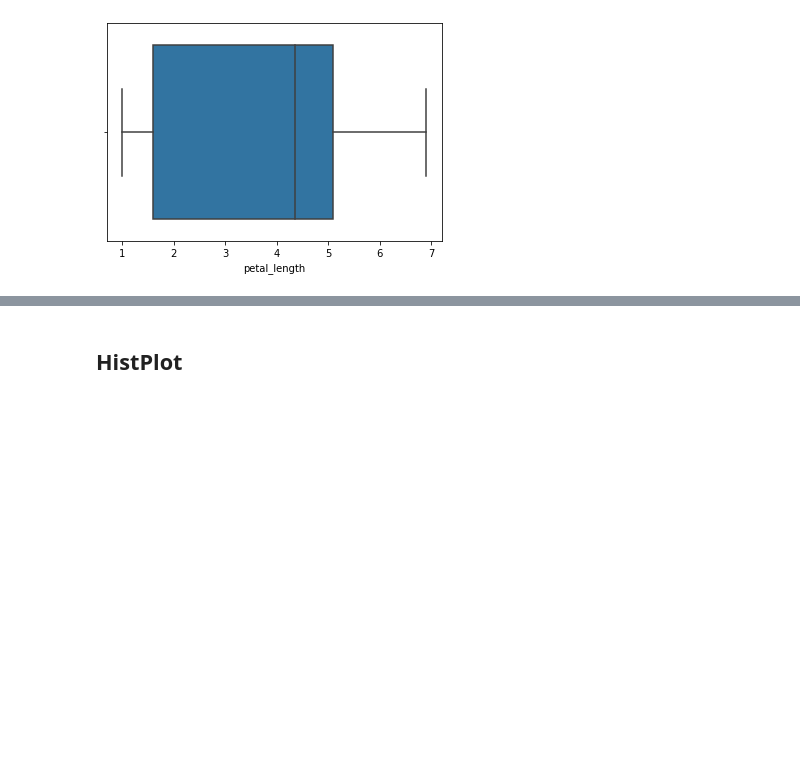
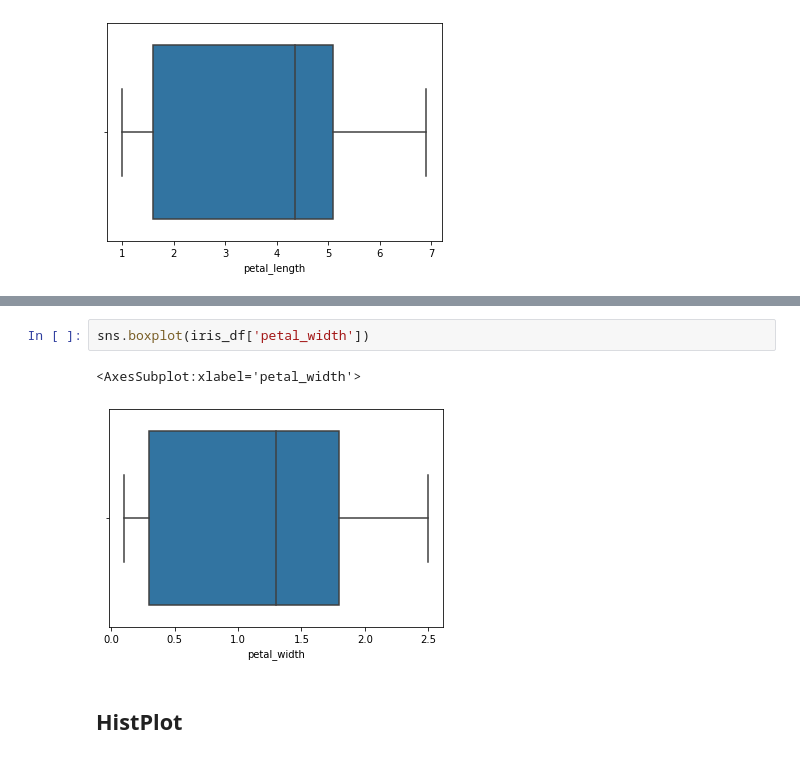
Before and after one commit to jisshub/Statistics-For-Data-Science, a Jupyter notebook: ineuron-stats-practicals/statistics_1.ipynb, the cells around one changed output, grey strips where cells are left out. Saved outputs shown, nothing was run; the diff lists cells and outputs as text; blank space fills up the shorter version.

```diff
--- a/ineuron-stats-practicals/statistics_1.ipynb
+++ b/ineuron-stats-practicals/statistics_1.ipynb
@@ -161,3 +166,8 @@ sns.boxplot(x=iris_df['petal_length'])
+# %%
+sns.boxplot(iris_df['petal_width'])
+# %% [output]
+<AxesSubplot:xlabel='petal_width'>
+[figure, added]
 # %% [markdown]
 ## HistPlot
 # %%
```
Also changed, not shown: parts of 13 cells of this notebook.
